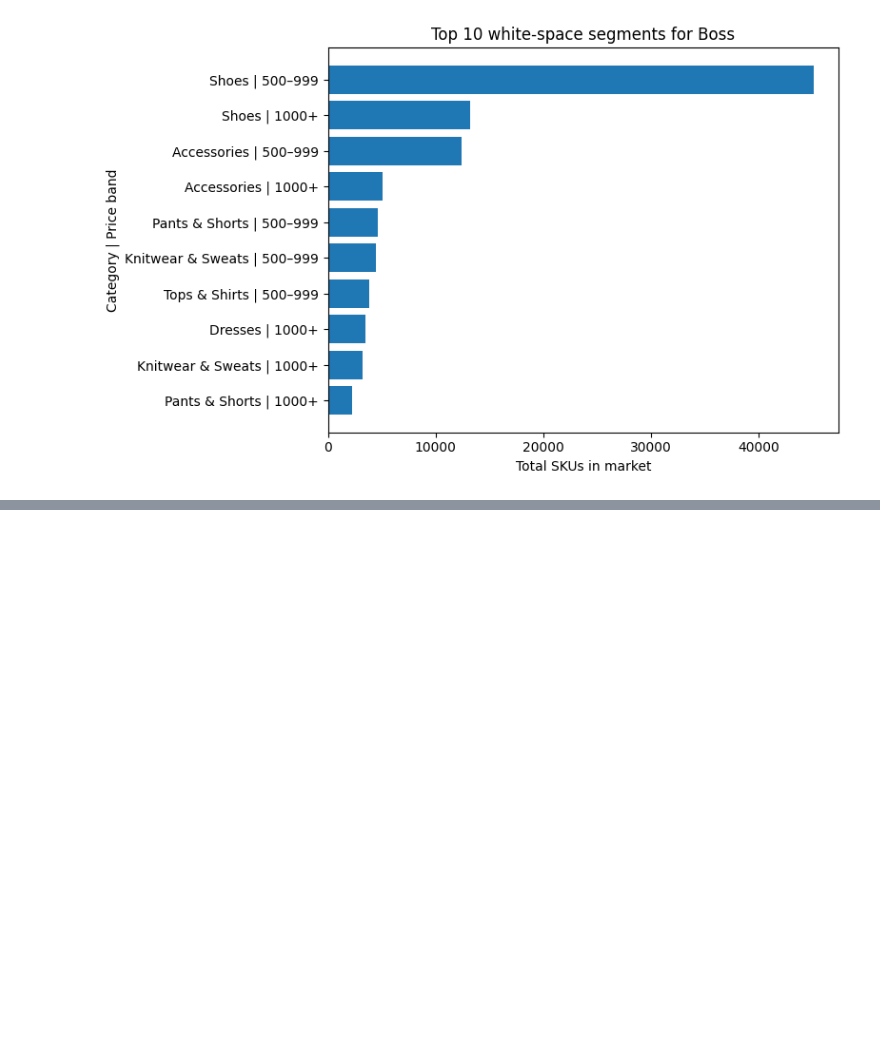
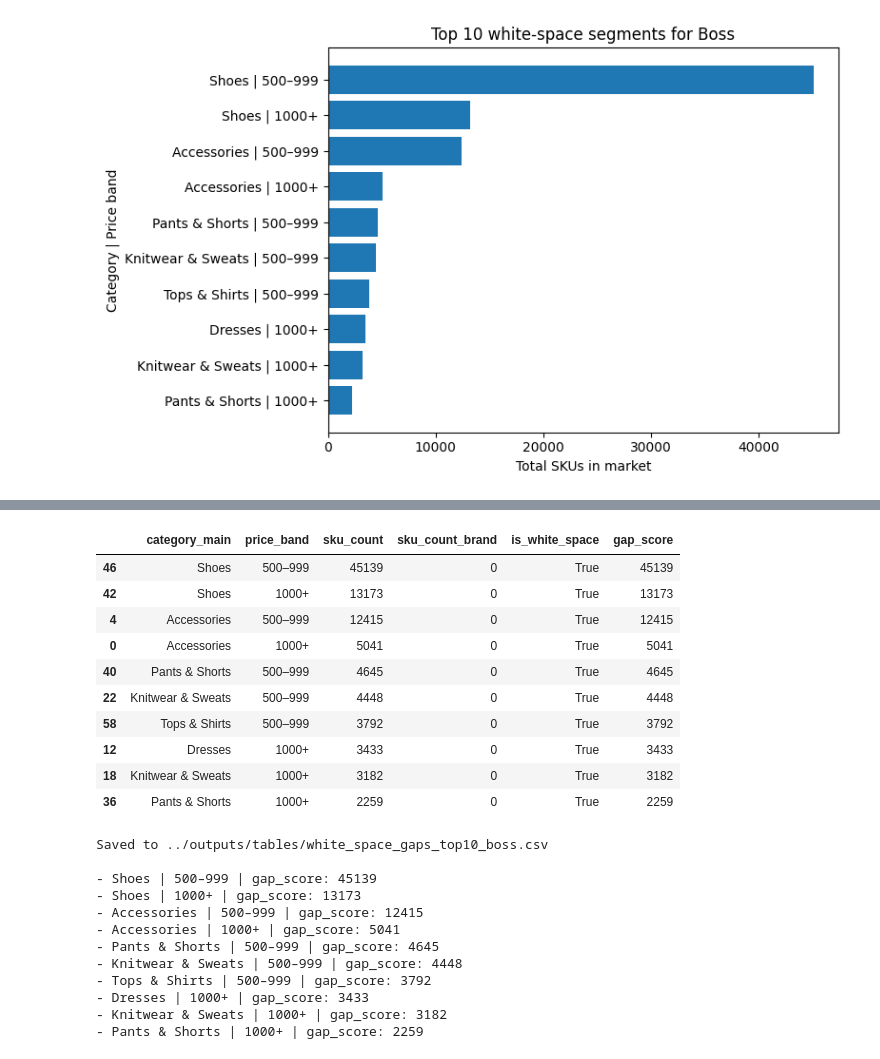
Before and after one commit to AdjinaMohamed/fashion-assortment-analysis, a Jupyter notebook: notebooks/02_assortment_white_space.ipynb, the cells around one changed output, grey strips where cells are left out. Cells and saved outputs as stored; diff of their text form; code cells hidden in the pictures; blank space fills up the shorter version.

```diff
--- a/notebooks/02_assortment_white_space.ipynb
+++ b/notebooks/02_assortment_white_space.ipynb
@@ -197,0 +245,47 @@ plot_top_white_space_gaps(
+# %%
+
+top_n = 10
+
+white_space_gaps = white_space_gaps.copy()
+white_space_gaps["gap_score"] = white_space_gaps["sku_count"] - white_space_gaps["sku_count_brand"]
+
+target_gaps = (
+    white_space_gaps[white_space_gaps["is_white_space"]]
+    .sort_values("gap_score", ascending=False)
+    .head(top_n)
+)
+
+display(target_gaps)
+
+os.makedirs("../outputs/tables", exist_ok=True)
+csv_path = f"../outputs/tables/white_space_gaps_top{top_n}_{target_brand.lower()}.csv"
+target_gaps.to_csv(csv_path, index=False)
+
+print(f"Saved to {csv_path}\n")
+
+for _, row in target_gaps.iterrows():
+    print(f"- {row['category_main']} | {row['price_band']} | gap_score: {row['gap_score']}")
+# %% [output]
+|  | category_main | price_band | sku_count | sku_count_brand | is_white_space | gap_score |
+| 46 | Shoes | 500–999 | 45139 | 0 | True | 45139 |
+| 42 | Shoes | 1000+ | 13173 | 0 | True | 13173 |
+| 4 | Accessories | 500–999 | 12415 | 0 | True | 12415 |
+| 0 | Accessories | 1000+ | 5041 | 0 | True | 5041 |
+| 40 | Pants & Shorts | 500–999 | 4645 | 0 | True | 4645 |
+| 22 | Knitwear & Sweats | 500–999 | 4448 | 0 | True | 4448 |
+| 58 | Tops & Shirts | 500–999 | 3792 | 0 | True | 3792 |
+| 12 | Dresses | 1000+ | 3433 | 0 | True | 3433 |
+| 18 | Knitwear & Sweats | 1000+ | 3182 | 0 | True | 3182 |
+| 36 | Pants & Shorts | 1000+ | 2259 | 0 | True | 2259 |
+Saved to ../outputs/tables/white_space_gaps_top10_boss.csv
+
+- Shoes | 500–999 | gap_score: 45139
+- Shoes | 1000+ | gap_score: 13173
+- Accessories | 500–999 | gap_score: 12415
+- Accessories | 1000+ | gap_score: 5041
+- Pants & Shorts | 500–999 | gap_score: 4645
+- Knitwear & Sweats | 500–999 | gap_score: 4448
+- Tops & Shirts | 500–999 | gap_score: 3792
+- Dresses | 1000+ | gap_score: 3433
+- Knitwear & Sweats | 1000+ | gap_score: 3182
+- Pants & Shorts | 1000+ | gap_score: 2259
```
Also changed, not shown: parts of 3 cells of this notebook, 3 other files.
